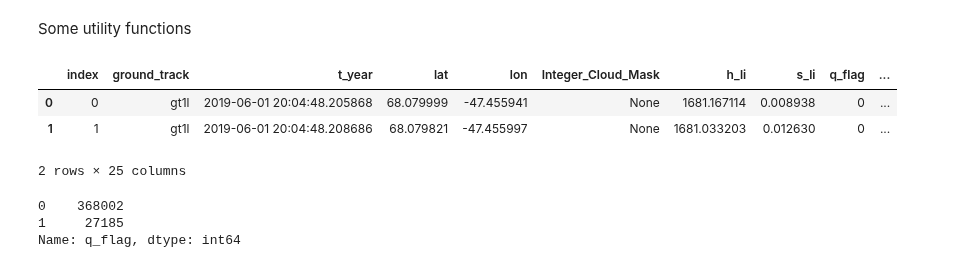
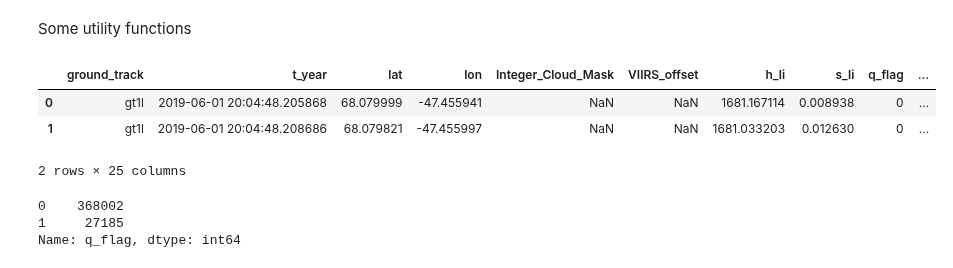
Before and after one commit to ICESAT-2HackWeek/CloudMask, a Jupyter notebook: ATL06Retrieval_VIIRS.ipynb, the cells around one changed output. Drawn from its saved outputs; the diff is of its cells as text; code cells hidden in the pictures.

Commit message:
Added VIIRS_offset from Icesat-2 to df

```diff
--- a/ATL06Retrieval_VIIRS.ipynb
+++ b/ATL06Retrieval_VIIRS.ipynb
@@ -121,7 +115,7 @@ def transform_coord(proj1, proj2, x, y):
 import h5py
 import numpy as np
 
-def read_atl06(fname, cloud_var='Integer_Cloud_Mask', outdir='data', bbox=None):
+def read_atl06(fname,cloud_var='Integer_Cloud_Mask',toff_var='VIIRS_offset',outdir='data', bbox=None):
     """Read one ATL06 file and output 6 reduced files.
 
     Extract variables of interest and separate the ATL06 file
@@ -148,6 +142,7 @@ def read_atl06(fname, cloud_var='Integer_Cloud_Mask', outdir='data', bbox=None):
             data['lat'] = fi[g+'/land_ice_segments/latitude'][:]
             data['lon'] = fi[g+'/land_ice_segments/longitude'][:]
             data[cloud_var] = np.nan
+            data[toff_var] = np.nan
             data['h_li'] = fi[g+'/land_ice_segments/h_li'][:]
             data['s_li'] = fi[g+'/land_ice_segments/h_li_sigma'][:]
             data['q_flag'] = fi[g+'/land_ice_segments/atl06_quality_summary'][:]
@@ -198,12 +193,12 @@ def read_atl06(fname, cloud_var='Integer_Cloud_Mask', outdir='data', bbox=None):
 
     return dataframes
 
-def atl06_2_df(files,cloud_var='Integer_Cloud_Mask'):
+def atl06_2_df(files,cloud_var='Integer_Cloud_Mask',toff_var='VIIRS_offset'):
     """Return a single Pandas dataframe from a list of HDF5 ATL-06 data files.
     """
     dataframes = []
     for f in files:
-        dataframes.extend(read_atl06(f,cloud_var))
+        dataframes.extend(read_atl06(f,cloud_var,toff_var))
 
     ndfs = len(dataframes)
     i = 0
@@ -221,19 +216,21 @@ def atl06_2_df(files,cloud_var='Integer_Cloud_Mask'):
 
     return pd.concat(new_dfs)
 # %%
-# Create dataframe from all h5 files
+# Create dataframe from all h5 files and add a column for the imported cloud variable
 path = Path('download')
 cloud_var = 'Integer_Cloud_Mask'
-dataf = atl06_2_df(path.glob('*.h5'),cloud_var)
+cld_t_var = 'VIIRS_offset'
+dataf = atl06_2_df(path.glob('*.h5'),cloud_var,cld_t_var)
 dataf = dataf.reset_index()
+del dataf['index']
 
 # dataf.describe()
 # dataf.info()
 dataf.head(2)
 # %% [output]
-|  | index | ground_track | t_year | lat | lon | Integer_Cloud_Mask | h_li | s_li | q_flag | ... |
-| 0 | 0 | gt1l | 2019-06-01 20:04:48.205868 | 68.079999 | -47.455941 | None | 1681.167114 | 0.008938 | 0 | ... |
-| 1 | 1 | gt1l | 2019-06-01 20:04:48.208686 | 68.079821 | -47.455997 | None | 1681.033203 | 0.012630 | 0 | ... |
+|  | ground_track | t_year | lat | lon | Integer_Cloud_Mask | VIIRS_offset | h_li | s_li | q_flag | ... |
+| 0 | gt1l | 2019-06-01 20:04:48.205868 | 68.079999 | -47.455941 | NaN | NaN | 1681.167114 | 0.008938 | 0 | ... |
+| 1 | gt1l | 2019-06-01 20:04:48.208686 | 68.079821 | -47.455997 | NaN | NaN | 1681.033203 | 0.012630 | 0 | ... |
 2 rows × 25 columns
 # %%
 dataf.q_flag.value_counts()
```
Also changed, not shown: parts of 5 cells of this notebook.
